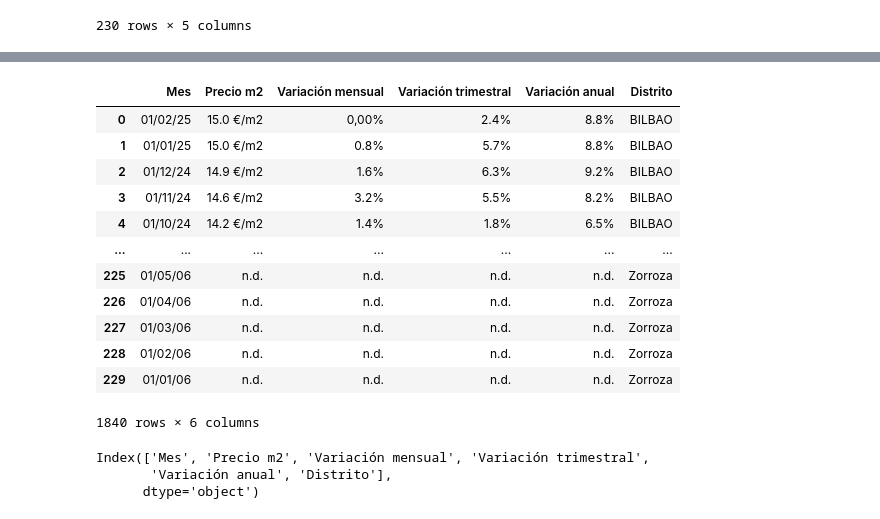
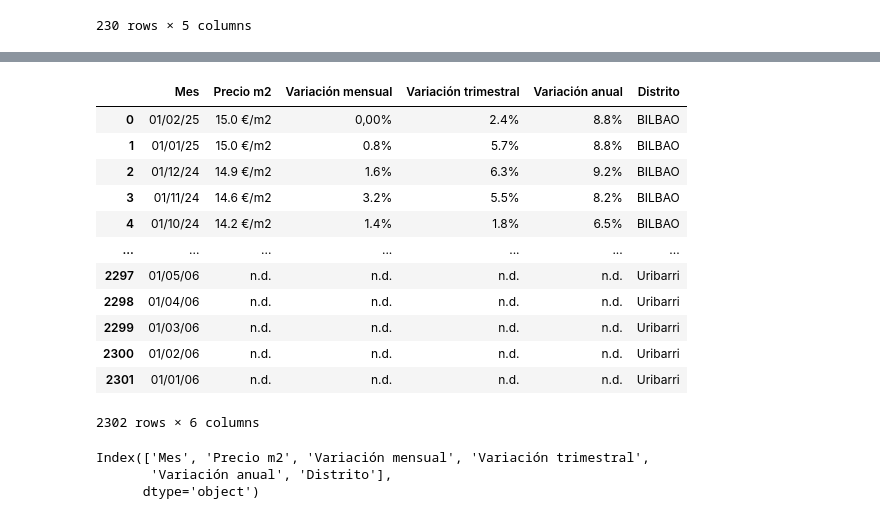
Before and after one commit to PacoFletcher/EDA, a Jupyter notebook: Tablas alquileres.ipynb, the cells around one changed output, grey strips where cells are left out. Cells and saved outputs as stored; diff of their text form; code cells hidden in the pictures.

```diff
--- a/Tablas alquileres.ipynb
+++ b/Tablas alquileres.ipynb
@@ -75,0 +127,3 @@ alq_abando
+# %%
+alq_casco["Distrito"] = "Casco"
+alq_casco
@@ -244,8 +312,8 @@ alq_uribarri
 | 229 | 01/01/06 | n.d. | n.d. | n.d. | n.d. | Uribarri |
 230 rows × 6 columns
 # %%
-alq_zorroza = pd.read_csv("Data/alquileres_zorroza.csv", encoding = "Windows 1250")
-alq_zorroza
+alq_basurto = pd.read_csv("Data/alquileres_zorroza.csv", encoding = "Windows 1250")
+alq_basurto
 # %% [output]
 |  | Mes | Precio m2 | Variación mensual | Variación trimestral | Variación anual |
 | 0 | 01/02/25 | 14.3 €/m2 | -0.2% | -0.2% | 2,00% |
@@ -279,0 +331,3 @@ alq_zorroza
+# %%
+alq_basurto["Distrito"] = "Basurto"
+alq_basurto
@@ -280,24 +348,24 @@ alq_zorroza
 # %%
 alquileres = alq_bilbo
-dfs = [alq_abando,alq_deusto,alq_ibaiondo,alq_indautxu,alq_rekalde,alq_uribarri,alq_zorroza]
+dfs = [alq_abando,alq_basurto,alq_begonia,alq_casco,alq_deusto,alq_ibaiondo,alq_indautxu,alq_rekalde,alq_uribarri,]
 # %%
 for i in dfs:
-    alquileres = pd.concat([alquileres,i],axis=0)
+    alquileres = pd.concat([alquileres,i],axis=0,ignore_index=True)
 alquileres
 # %% [output]
 |  | Mes | Precio m2 | Variación mensual | Variación trimestral | Variación anual | Distrito |
 | 0 | 01/02/25 | 15.0 €/m2 | 0,00% | 2.4% | 8.8% | BILBAO |
 | 1 | 01/01/25 | 15.0 €/m2 | 0.8% | 5.7% | 8.8% | BILBAO |
 | 2 | 01/12/24 | 14.9 €/m2 | 1.6% | 6.3% | 9.2% | BILBAO |
 | 3 | 01/11/24 | 14.6 €/m2 | 3.2% | 5.5% | 8.2% | BILBAO |
 | 4 | 01/10/24 | 14.2 €/m2 | 1.4% | 1.8% | 6.5% | BILBAO |
 | ... | ... | ... | ... | ... | ... | ... |
-| 225 | 01/05/06 | n.d. | n.d. | n.d. | n.d. | Zorroza |
-| 226 | 01/04/06 | n.d. | n.d. | n.d. | n.d. | Zorroza |
-| 227 | 01/03/06 | n.d. | n.d. | n.d. | n.d. | Zorroza |
-| 228 | 01/02/06 | n.d. | n.d. | n.d. | n.d. | Zorroza |
-| 229 | 01/01/06 | n.d. | n.d. | n.d. | n.d. | Zorroza |
+| 2297 | 01/05/06 | n.d. | n.d. | n.d. | n.d. | Uribarri |
+| 2298 | 01/04/06 | n.d. | n.d. | n.d. | n.d. | Uribarri |
+| 2299 | 01/03/06 | n.d. | n.d. | n.d. | n.d. | Uribarri |
+| 2300 | 01/02/06 | n.d. | n.d. | n.d. | n.d. | Uribarri |
+| 2301 | 01/01/06 | n.d. | n.d. | n.d. | n.d. | Uribarri |
-1840 rows × 6 columns
+2302 rows × 6 columns
 # %%
 alquileres.columns
 # %% [output]
```
Also changed, not shown: parts of 19 cells of this notebook, 5 other files.
